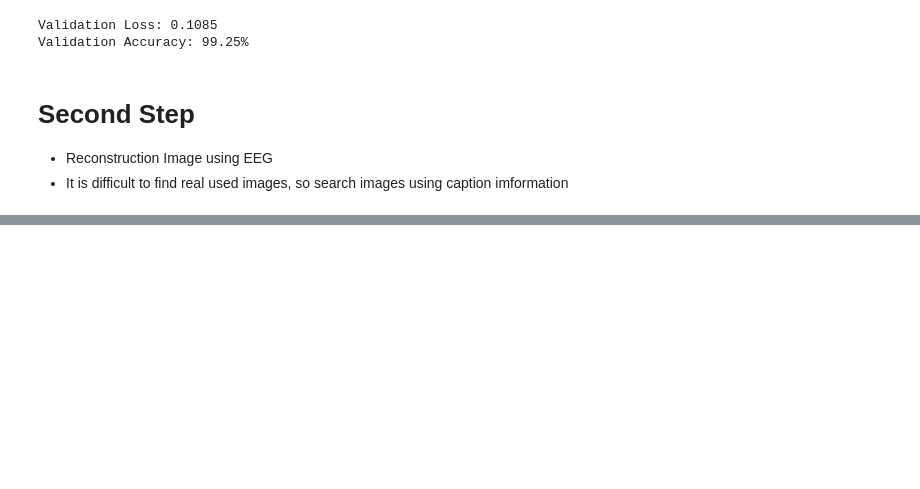
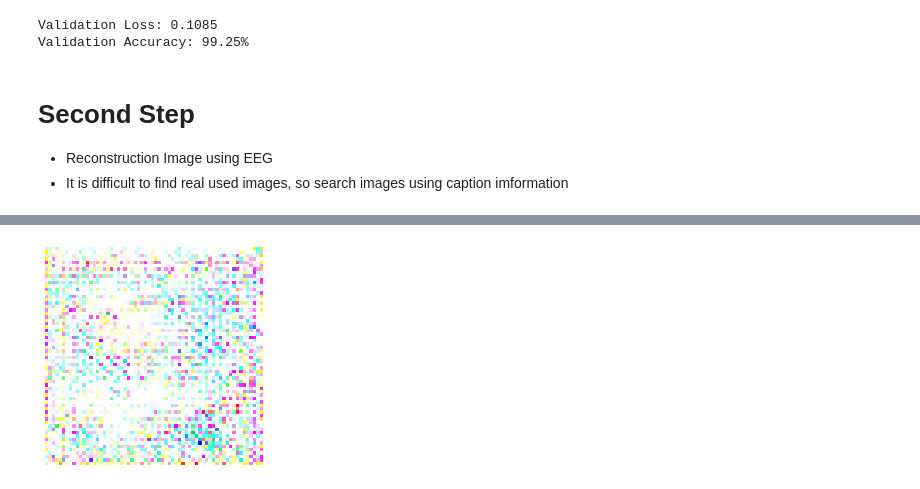
Before and after one commit to YoungGyuLee/personal_research, a Jupyter notebook: eeg_visual_classfication/research.ipynb, the cells around one changed output, grey strips where cells are left out. Saved outputs shown, nothing was run; the diff lists cells and outputs as text; code cells hidden in the pictures; blank space fills up the shorter version.

Commit message:
[UPDATE] Modify the generator, train the generator and discriminator, and generates an image from EEG

```diff
--- a/eeg_visual_classfication/research.ipynb
+++ b/eeg_visual_classfication/research.ipynb
@@ -289,0 +353,16 @@ class EEG_Discriminator(nn.Module):
+# %%
+from sklearn.model_selection import train_test_split
+
+X_train, X_valid, y_train, y_valid = train_test_split(X, y, test_size=0.2, random_state=42)
+
+X_train = X_train.float()
+X_valid = X_valid.float()
+
+
+print("Shape of X_train:", X_train.shape)
+print("Shape of y_train:", y_train.shape)
+print("Shape of X_valid:", X_valid.shape)
+print("Shape of y_valid:", y_valid.shape)
+
+print("Data type of X_train:", X_train.dtype)
+print("Data type of X_valid:", X_valid.dtype)
@@ -289,0 +379,3 @@ class EEG_Discriminator(nn.Module):
+# %%
+generator = EEG_Generator()
+discriminator = EEG_Discriminator()
@@ -289,0 +443,25 @@ class EEG_Discriminator(nn.Module):
+# %%
+import torch
+import matplotlib.pyplot as plt
+from torchvision.transforms import ToPILImage
+
+generator.eval()
+
+valid_eeg_data = X_valid[0].unsqueeze(0)  # Replace this with actual EEG data
+
+with torch.no_grad():  # Disable gradient computation during inference
+    generated_image = generator(valid_eeg_data)
+
+# The generated image will have shape [batch_size, 3, 64, 64] (3 channels, 64x64 image)
+generated_image = generated_image.squeeze(0)  # Remove the batch dimension (to get [3, 64, 64])
+
+# Convert the image from tensor to PIL image for visualization
+to_pil = ToPILImage()
+generated_image_pil = to_pil(generated_image.cpu())
+
+# Display the generated image
+plt.imshow(generated_image_pil)
+plt.axis('off')
+plt.show()
+# %% [output]
+[figure, added]
```
Also changed, not shown: parts of 8 cells of this notebook.
